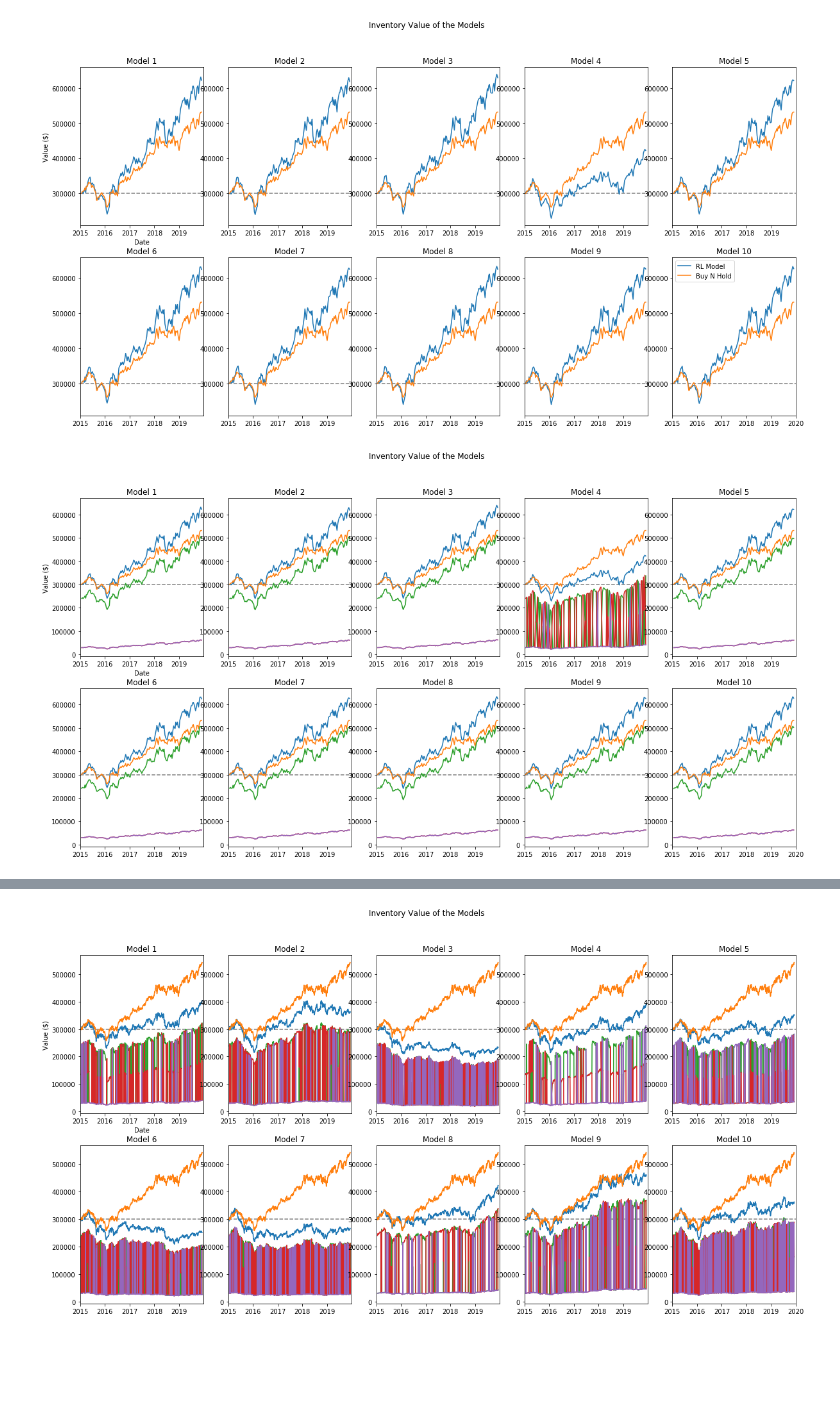
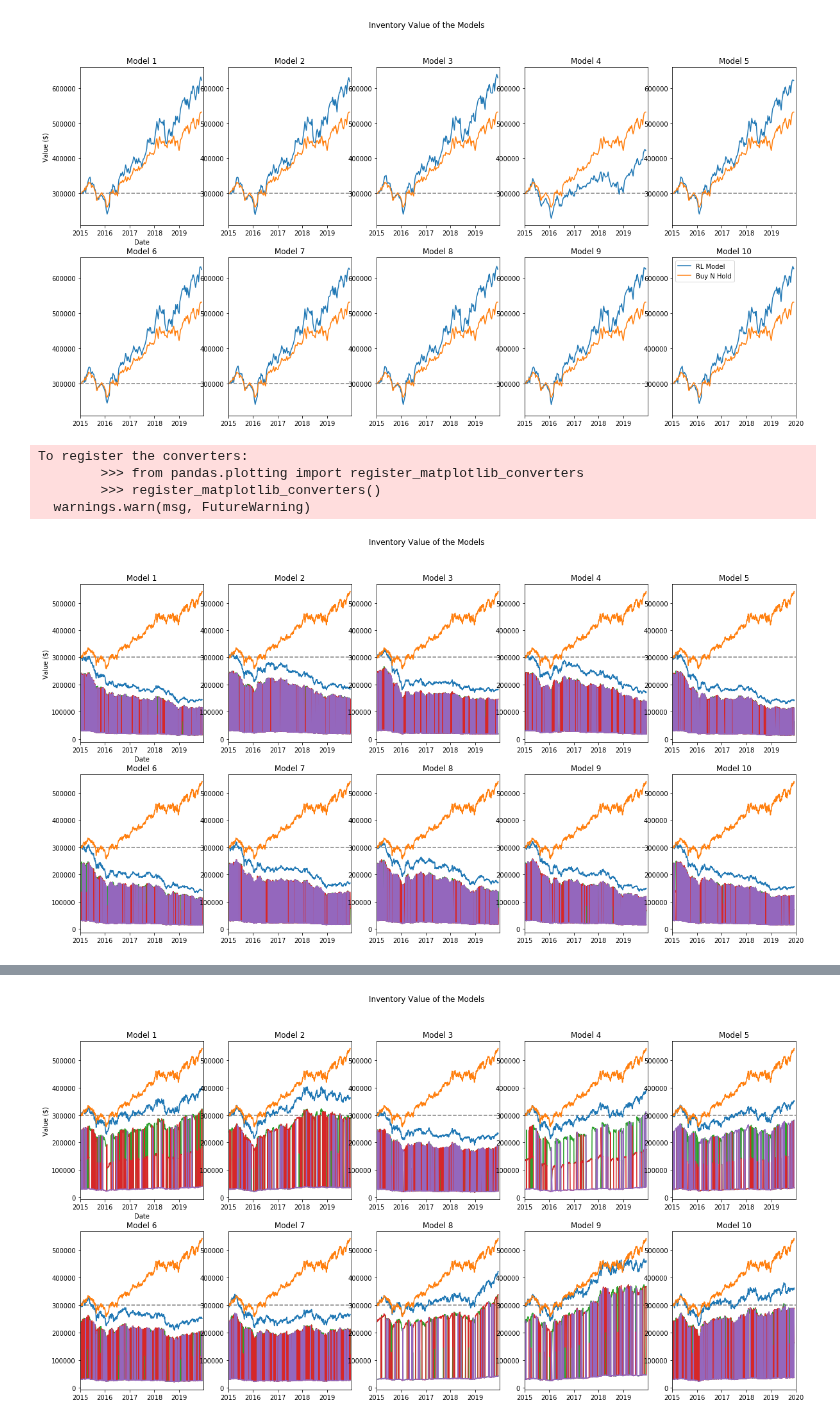
Before and after one commit to lzcaisg/reinforcement_trader, a Jupyter notebook: from github/Stock-Trading-Environment/Get Details (v203).ipynb, the cells around one changed output, grey strips where cells are left out. Drawn from its saved outputs; the diff is of its cells as text; code cells hidden in the pictures; blank space fills up the shorter version.

```diff
--- a/from github/Stock-Trading-Environment/Get Details (v203).ipynb
+++ b/from github/Stock-Trading-Environment/Get Details (v203).ipynb
@@ -227,36 +227,40 @@ plt.legend()
 <matplotlib.legend.Legend at 0x...>
 [figure]
 # %%
-DIR = "./output/203"
+DIR = "./output/200"
 axx = plt.figure(figsize=(20,10))
 plt.suptitle("Inventory Value of the Models")
 plt.rcParams['figure.facecolor'] = 'white'
 # legend_list = ['S&P 500', 'Germany Dax', 'Hang Seng', 'CASH']
 for i in range(10):
     try:
         if i == 0:
             ax0 = plt.subplot(2, 5, 1)
             plt.xlabel("Date")
             plt.ylabel("Value ($)")
             ax = ax0
         else:
             ax = plt.subplot(2, 5, i+1, sharex=ax0, sharey = ax0)
 
-        record = pickle.load(open(path.join(DIR,"BRZ+TW+NASDAQ-Training_detailed-ModelNo-500000-"+str(i)+".out"), "rb"))
+        record = pickle.load(open(path.join(DIR,"BRZ+TW+NASDAQ-Training_detailed-ModelNo-10000-"+str(i)+".out"), "rb"))
         df = pd.DataFrame(record)
 #         plt.axhline(y=0, color = "grey", linestyle='--')
         plt.axhline(y=300000, color = "grey", linestyle='--')
         plt.xlim((pd.Timestamp('2015-01-01'),pd.Timestamp('2019-12-31')))
         ax.set_xticks([pd.Timestamp('2015-01-01'), pd.Timestamp('2016-01-01'),
                        pd.Timestamp('2017-01-01'), pd.Timestamp('2018-01-01'),
                        pd.Timestamp('2019-01-01'), pd.Timestamp('2020-01-01')])
         plt.plot(df['date'], df['net_worth'])
         plt.plot(df['date'], df['buyNhold_balance'])
         for j in range(3):
             plt.plot(df['date'], [tmp[j] for tmp in df['inventory']])
         plt.title("Model "+str(i+1))
     except Exception as e:
         print(e)
 # axx.legend(['Initialized Value','S&P 500', 'Germany DAX', 'Hang Seng', 'CASH'])
 # %% [output]
+To register the converters:
+        >>> from pandas.plotting import register_matplotlib_converters
+        >>> register_matplotlib_converters()
+  warnings.warn(msg, FutureWarning)
-[figure, old version]
+[figure, new version]
```
Also changed, not shown: parts of 1 cell of this notebook, 7 other files.
